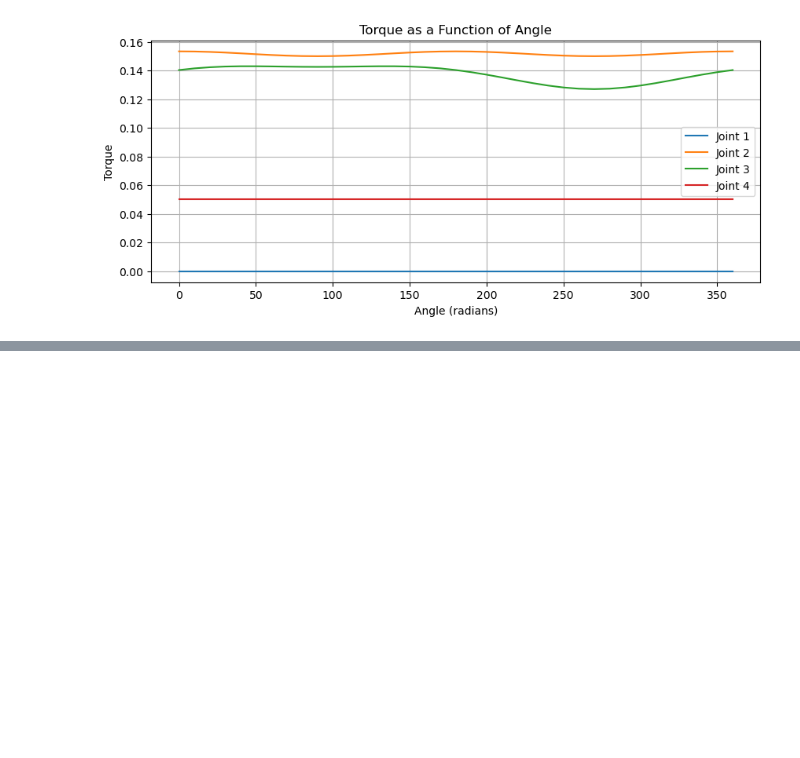
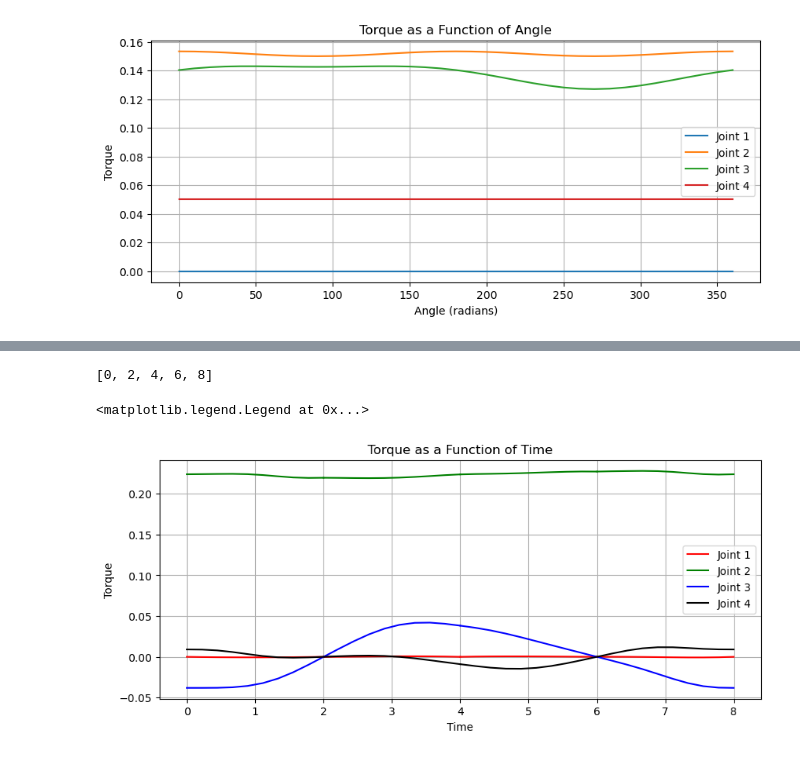
Before and after one commit to VictorLier/Robotics, a Jupyter notebook: Assignment/teori.ipynb, the cells around one changed output, grey strips where cells are left out. Cells and saved outputs as stored; diff of their text form; code cells hidden in the pictures; blank space fills up the shorter version.

```diff
--- a/Assignment/teori.ipynb
+++ b/Assignment/teori.ipynb
@@ -661,0 +595,52 @@ $\displaystyle 0.000139183372212924$
+# %%
+q_arr_p10, delta_t_arr_p10 = get_polynomials_from_knotpoints_const_acc( list(range(0, 37, 9)) )
+
+q_arr_p10 = get_polynomials_from_knotpoints(list(range(0, 37, 9)))
+delta_t_arr_p10 = [2,2,2,2]
+
+q_p10_arr = []
+q_dot_p10_arr = []
+q_dotdot_p10_arr = []
+
+for i, q in enumerate(q_arr_p10):
+    q_temp = []
+    q_dot_temp = []
+    q_dotdot_temp = []
+    for timestep in np.linspace(0, delta_t_arr_p10[i], 10):
+        q_temp.append(q.subs(t, timestep))
+        q_dot_temp.append(q.diff(t).subs(t, timestep))
+        q_dotdot_temp.append(q.diff(t, t).subs(t, timestep))
+    q_p10_arr.append(q_temp)
+    q_dot_p10_arr.append(q_dot_temp)
+    q_dotdot_p10_arr.append(q_dotdot_temp)
+
+tau1_arr = []
+tau2_arr = []
+tau3_arr = []
+tau4_arr = []
+
+for q, q_dot, q_dotdot in zip(q_p10_arr, q_dot_p10_arr, q_dotdot_p10_arr):
+    tau1_arr.append([tau(1, q_i, q_dot_i, q_dotdot_i) for q_i, q_dot_i, q_dotdot_i in zip(q, q_dot, q_dotdot)])
+    tau2_arr.append([tau(2, q_i, q_dot_i, q_dotdot_i) for q_i, q_dot_i, q_dotdot_i in zip(q, q_dot, q_dotdot)])
+    tau3_arr.append([tau(3, q_i, q_dot_i, q_dotdot_i) for q_i, q_dot_i, q_dotdot_i in zip(q, q_dot, q_dotdot)])
+    tau4_arr.append([tau(4, q_i, q_dot_i, q_dotdot_i) for q_i, q_dot_i, q_dotdot_i in zip(q, q_dot, q_dotdot)])
+
+fig_dt_arr = [0, *np.cumsum(delta_t_arr_p10)]
+p10_time_arr = [np.linspace(fig_dt_arr[i], fig_dt_arr[i+1], 10) for i in range(len(fig_dt_arr)-1)]
+print(fig_dt_arr)
+plt.figure(figsize=(10,4))
+for i, tau1, tau2, tau3, tau4 in zip(range(len(tau1_arr)), tau1_arr, tau2_arr, tau3_arr, tau4_arr):
+    plt.plot(p10_time_arr[i], tau1, color='red')
+    plt.plot(p10_time_arr[i], tau2, color='green')
+    plt.plot(p10_time_arr[i], tau3, color='blue')
+    plt.plot(p10_time_arr[i], tau4, color='black')
+
+plt.xlabel('Time')
+plt.ylabel('Torque')
+plt.title('Torque as a Function of Time')
+plt.grid(True),
+plt.legend(['Joint 1', 'Joint 2', 'Joint 3', 'Joint 4'])
+# %% [output]
+[0, 2, 4, 6, 8]
+<matplotlib.legend.Legend at 0x...>
+[figure, added]
```
Also changed, not shown: parts of 2 cells of this notebook.
